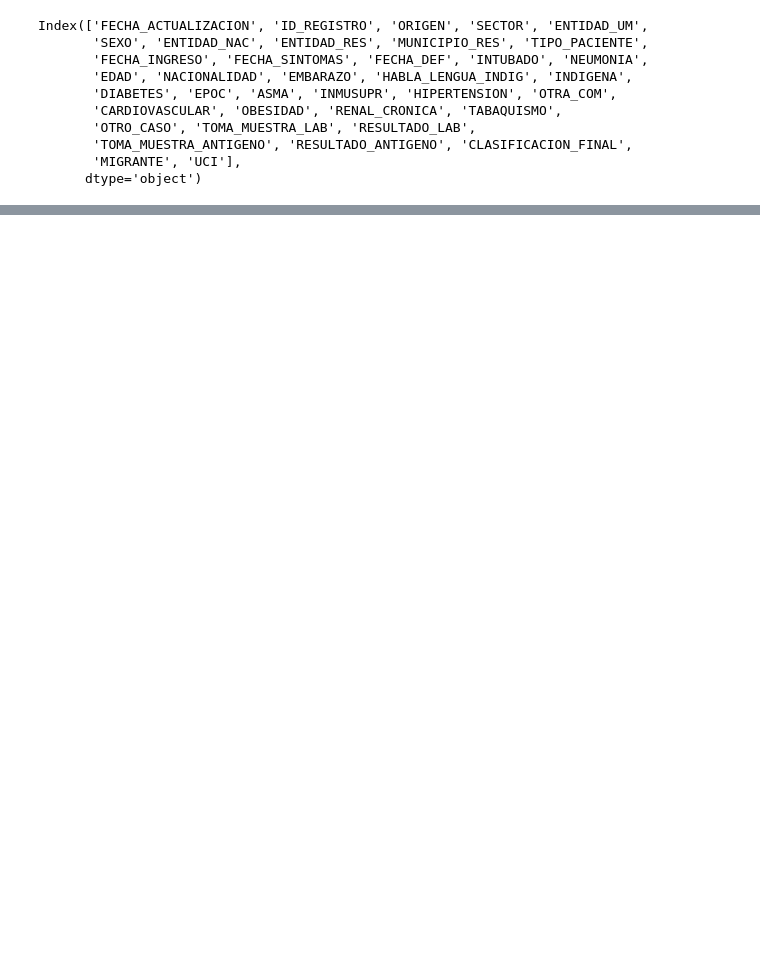
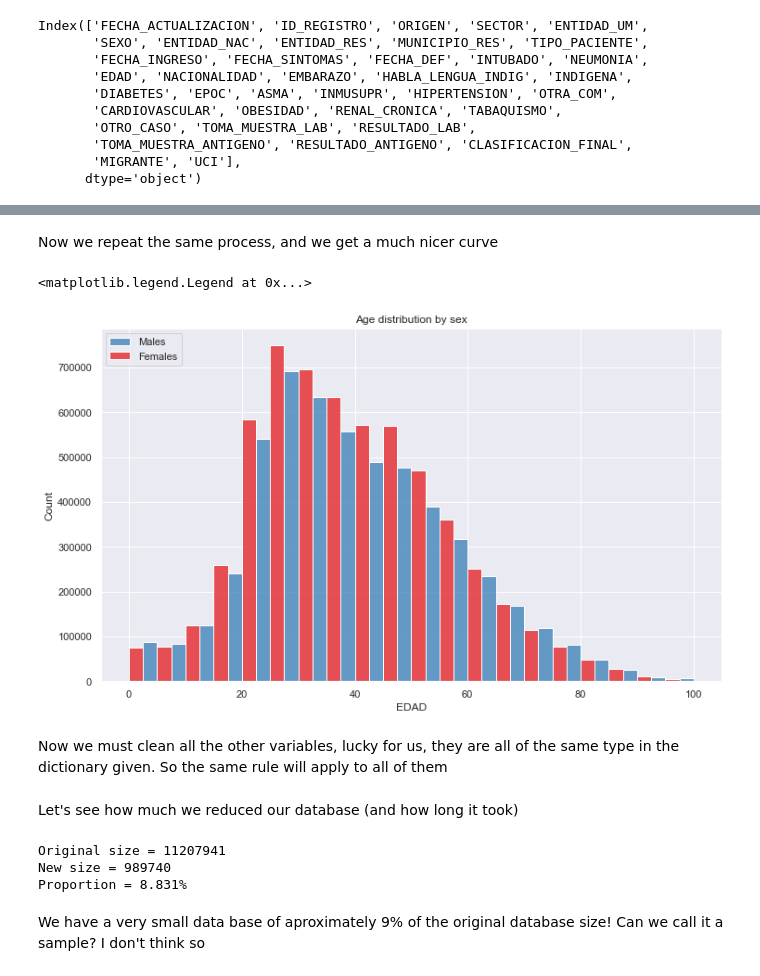
Before and after one commit to JuanEcheagaray75/COVID-19-Analysis, a Jupyter notebook: cleaning.ipynb, the cells around one changed output, grey strips where cells are left out. Cells and saved outputs as stored; diff of their text form; code cells hidden in the pictures; blank space fills up the shorter version.

Commit message:
Data cleaning

```diff
--- a/cleaning.ipynb
+++ b/cleaning.ipynb
@@ -46,0 +132,19 @@ df[morbilidades]
+# %%
+df['EDAD'].max()
+df['EDAD'] = np.where(df['EDAD'] > 100, 100, df['EDAD'])
+# %% [markdown]
+Now we repeat the same process, and we get a much nicer curve
+# %%
+max_age = df['EDAD'].max()
+block = 5
+paleta_genero = sns.color_palette("Set1", 2)
+fig, ax = plt.subplots(figsize=(12, 7))
+ax = sns.histplot(df, x = df['EDAD'], bins = max_age // block, hue = df['SEXO'], multiple = 'dodge', legend=False, palette = paleta_genero)
+plt.title('Age distribution by sex')
+labels = ['Males', 'Females']
+plt.legend(labels, loc='upper left')
+# %% [output]
+<matplotlib.legend.Legend at 0x...>
+[figure, added]
+# %% [markdown]
+Now we must clean all the other variables, lucky for us, they are all of the same type in the dictionary given. So the same rule will apply to all of them
@@ -46,0 +156,16 @@ df[morbilidades]
+# %% [markdown]
+Let's see how much we reduced our database (and how long it took)
+# %%
+original_size = 11_207_941
+new_size = df.shape[0]
+print(f'''
+Original size = {original_size}
+New size = {new_size}
+Proportion = {new_size / original_size * 100:.3f}%''')
+# We did not lose that much
+# %% [output]
+Original size = 11207941
+New size = 989740
+Proportion = 8.831%
+# %% [markdown]
+We have a very small data base of aproximately 9% of the original database size! Can we call it a sample? I don't think so
```
Also changed, not shown: parts of 29 cells of this notebook, 3 other files.
